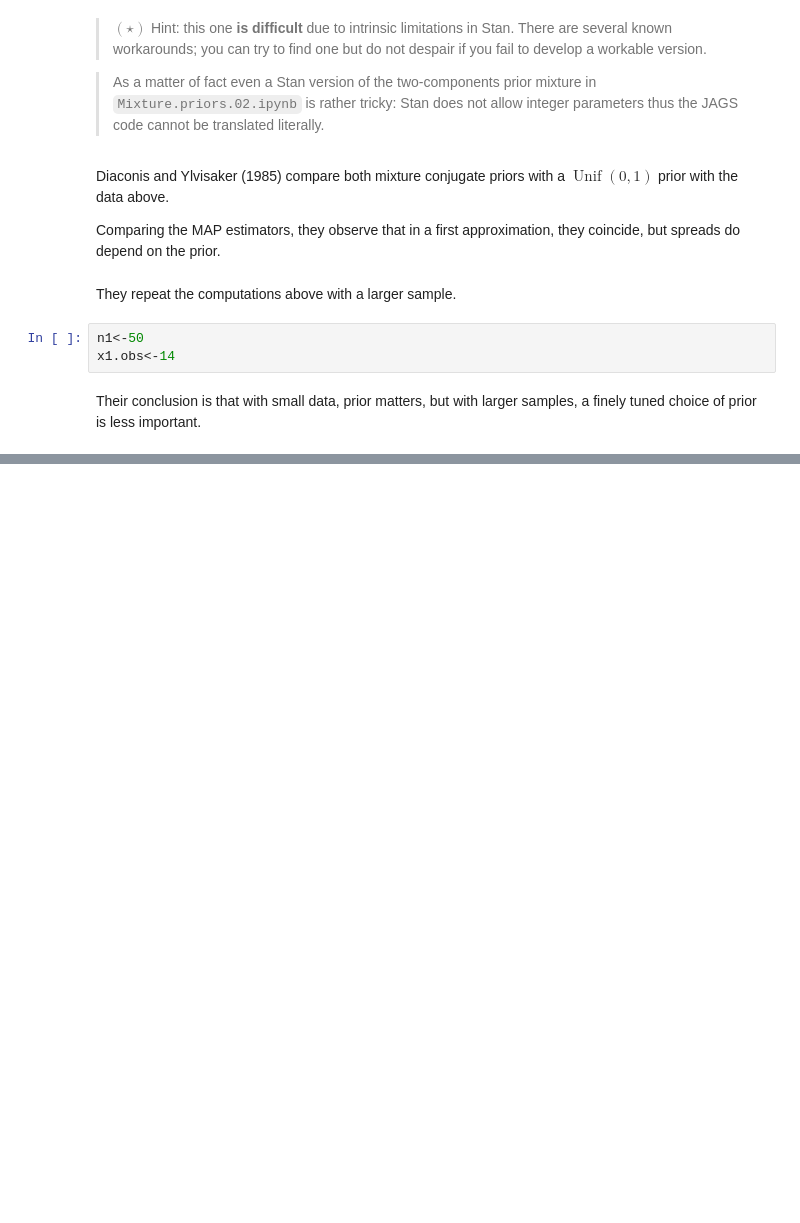
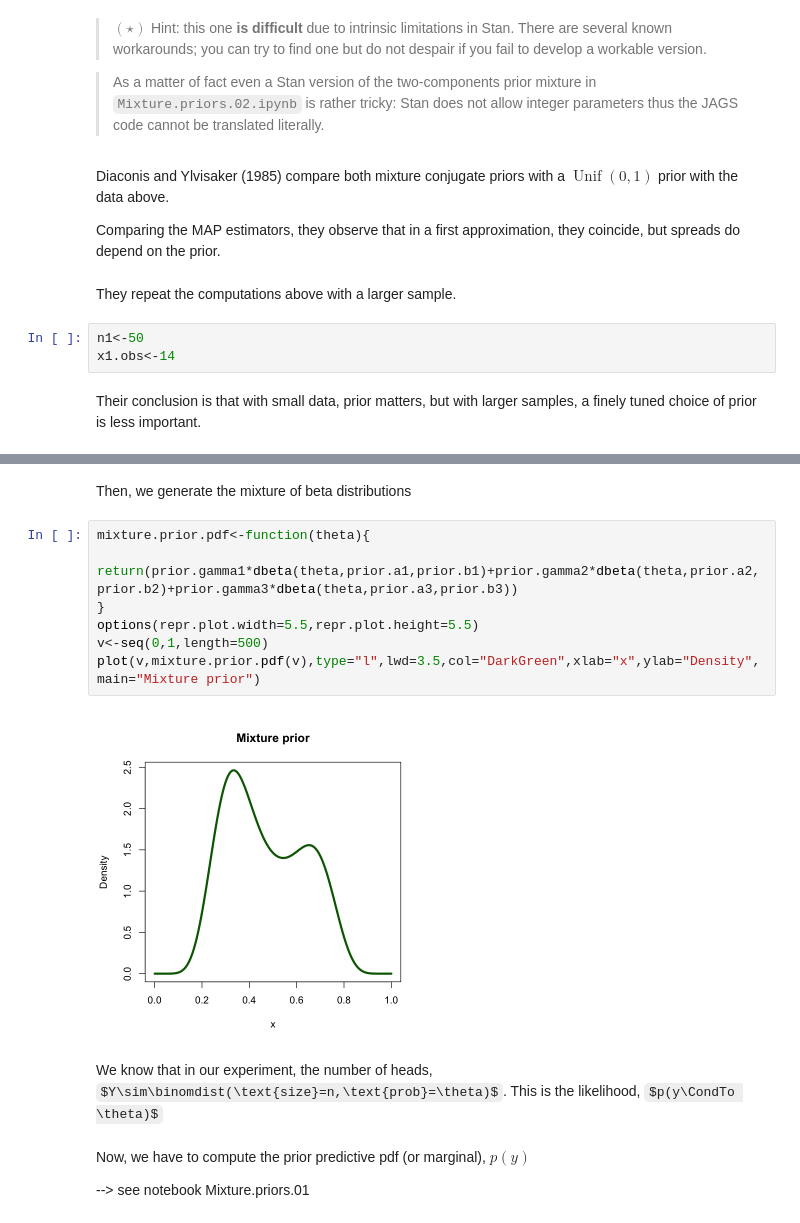
Before and after one commit to claudia-hm/BSPP, a Jupyter notebook: 2021-2022.Homework.01.Statements.ipynb, the cells around one changed output, grey strips where cells are left out. Cells and saved outputs as stored; diff of their text form; some formulas as TeX source; blank space fills up the shorter version.

```diff
--- a/2021-2022.Homework.01.Statements.ipynb
+++ b/2021-2022.Homework.01.Statements.ipynb
@@ -222,0 +257,17 @@ Their conclusion is that with small data, prior matters, but with larger samples
+# %% [markdown]
+Then, we generate the mixture of beta distributions
+# %%
+mixture.prior.pdf<-function(theta){
+    return(prior.gamma1*dbeta(theta,prior.a1,prior.b1)+prior.gamma2*dbeta(theta,prior.a2,prior.b2)+prior.gamma3*dbeta(theta,prior.a3,prior.b3))
+}
+options(repr.plot.width=5.5,repr.plot.height=5.5)
+v<-seq(0,1,length=500)
+plot(v,mixture.prior.pdf(v),type="l",lwd=3.5,col="DarkGreen",xlab="x",ylab="Density",main="Mixture prior")
+# %% [output]
+[figure, added]
+# %% [markdown]
+We know that in our experiment, the number of heads, $Y\sim\binomdist(\text{size}=n,\text{prob}=\theta)$. This is the likelihood, $p(y\CondTo \theta)$
+# %% [markdown]
+Now, we have to compute the prior predictive pdf (or marginal), $p(y)$
+
+--> see notebook Mixture.priors.01
```
Also changed, not shown: parts of 6 cells of this notebook.
